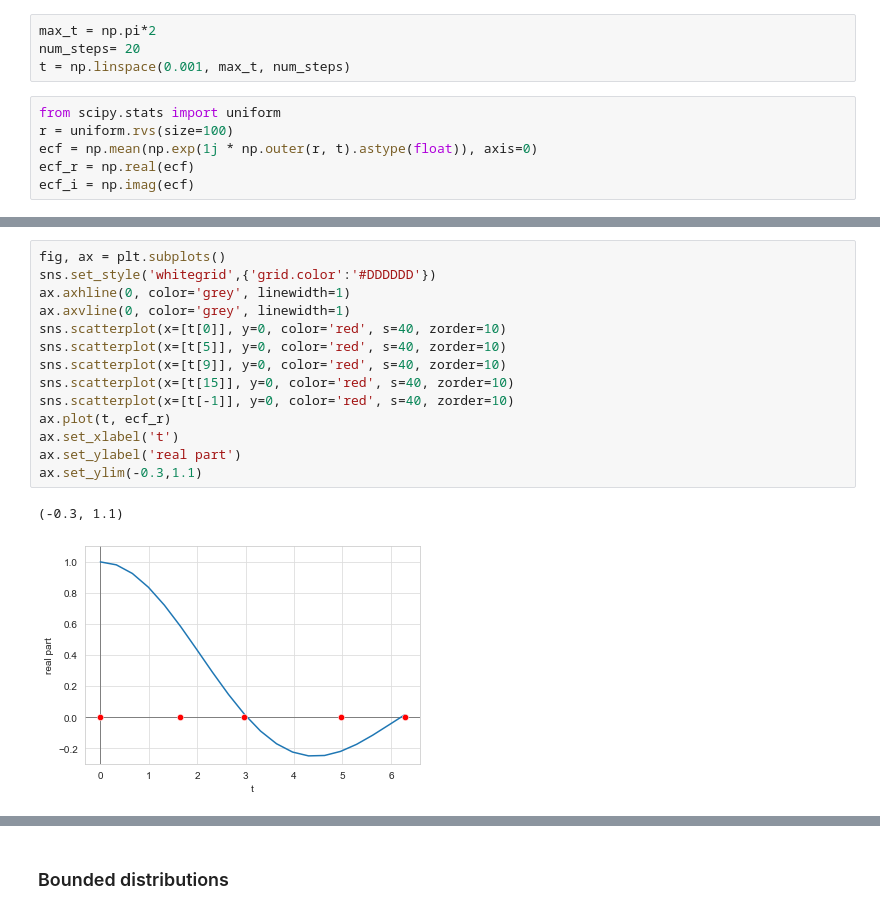
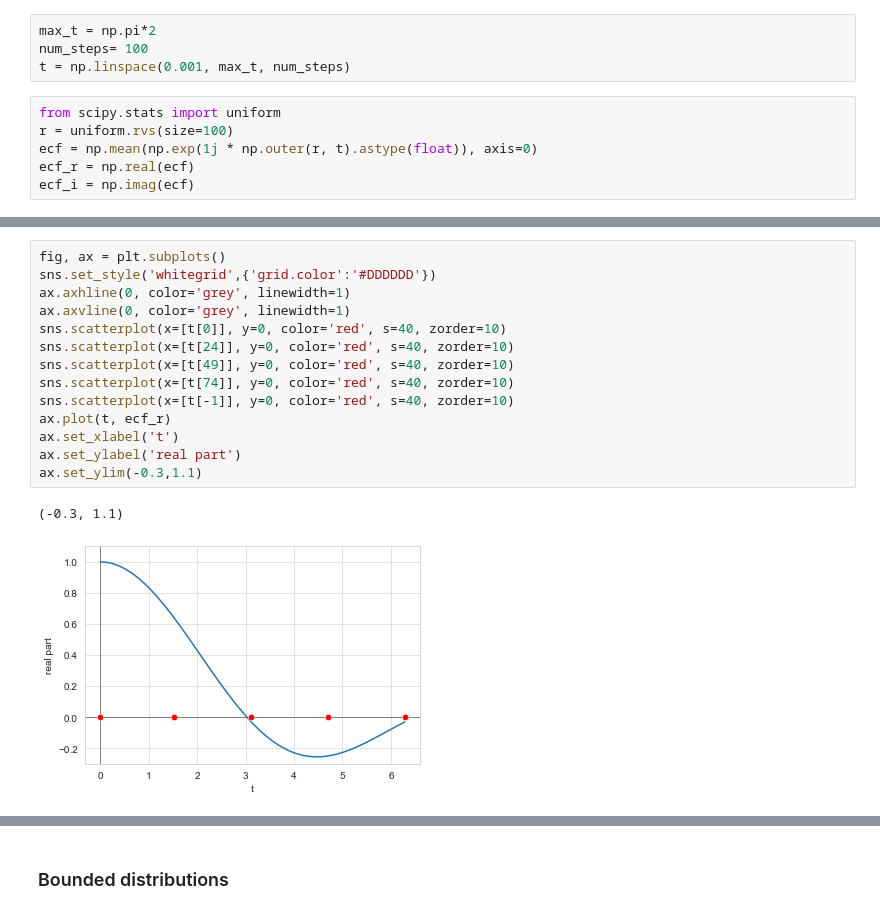
Before and after one commit to sheilafarrahi/thesis, a Jupyter notebook: empirical_characteristics_function.ipynb, the cells around one changed output, grey strips where cells are left out. Saved outputs shown, nothing was run; the diff lists cells and outputs as text.

```diff
--- a/empirical_characteristics_function.ipynb
+++ b/empirical_characteristics_function.ipynb
@@ -30,7 +30,7 @@ test_size = 0.2
 ## Figures for report
 # %%
 max_t = np.pi*2
-num_steps= 20
+num_steps= 100
 t = np.linspace(0.001, max_t, num_steps)
 # %%
 from scipy.stats import uniform
@@ -58,17 +77,17 @@ Text(0, 0.5, 'imaginary part')
 # %%
 fig, ax = plt.subplots()
 sns.set_style('whitegrid',{'grid.color':'#DDDDDD'})
 ax.axhline(0, color='grey', linewidth=1)
 ax.axvline(0, color='grey', linewidth=1)
 sns.scatterplot(x=[t[0]], y=0, color='red', s=40, zorder=10)
-sns.scatterplot(x=[t[5]], y=0, color='red', s=40, zorder=10)
-sns.scatterplot(x=[t[9]], y=0, color='red', s=40, zorder=10)
-sns.scatterplot(x=[t[15]], y=0, color='red', s=40, zorder=10)
+sns.scatterplot(x=[t[24]], y=0, color='red', s=40, zorder=10)
+sns.scatterplot(x=[t[49]], y=0, color='red', s=40, zorder=10)
+sns.scatterplot(x=[t[74]], y=0, color='red', s=40, zorder=10)
 sns.scatterplot(x=[t[-1]], y=0, color='red', s=40, zorder=10)
 ax.plot(t, ecf_r)
 ax.set_xlabel('t')
 ax.set_ylabel('real part')
 ax.set_ylim(-0.3,1.1)
 # %% [output]
 (-0.3, 1.1)
-[figure, old version]
+[figure, new version]
```
Also changed, not shown: parts of 23 cells of this notebook, 11 other files.
